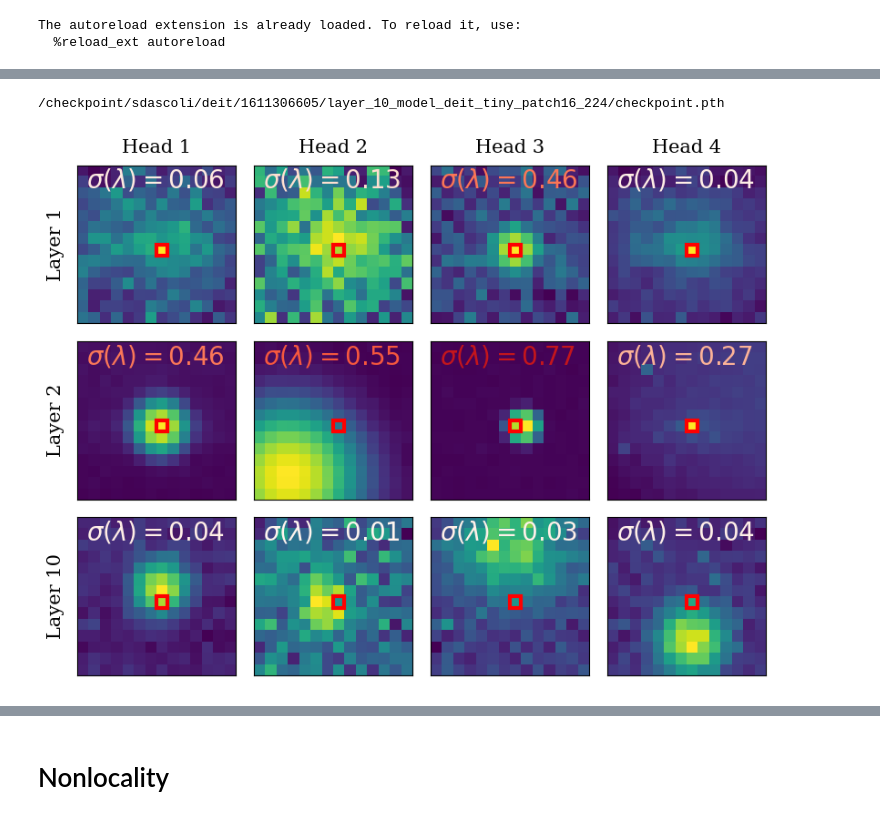
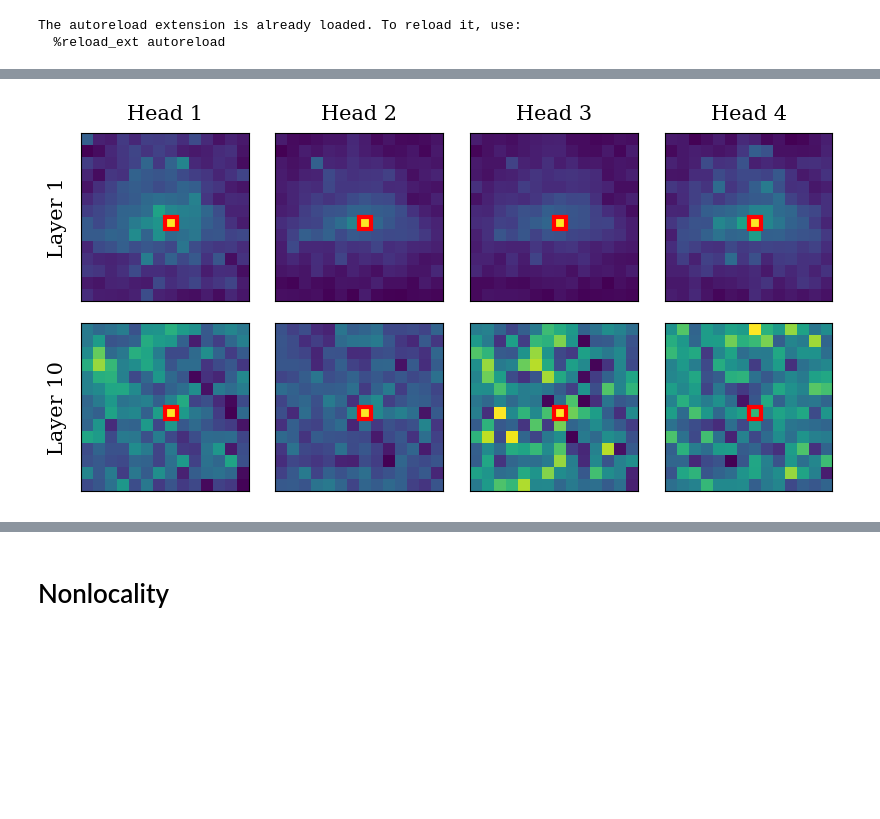
Before and after one commit to sdascoli/deit, a Jupyter notebook: deit.ipynb, the cells around one changed output, grey strips where cells are left out. Cells and saved outputs as stored; diff of their text form; code cells hidden in the pictures; blank space fills up the shorter version.

```diff
--- a/deit.ipynb
+++ b/deit.ipynb
@@ -258,11 +354,0 @@ plt.show()
-# %%
-plt.figure(figsize=(5,4))
-x = np.array(params['sampling_ratio'])
-plt.plot(100*x,[perfs[(sr,True)] for sr in x ],ls='--',lw=1,marker='s',label='ConViT')
-plt.plot(100*x,[perfs[(sr,False)] for sr in x],ls='--',lw=1,marker='s',label='DeiT')
-#plt.scatter(1,77.9,marker='s',label='ViT', color='red')
-plt.xlabel('Images in training set (%)')
-plt.ylabel('Top-1 accuracy')
-plt.tight_layout()
-plt.savefig(savedir+'data_size_intro.pdf')
-plt.show()
@@ -358,8 +359,8 @@ from main import create_model, build_dataset
 %load_ext autoreload
 %autoreload 2
 
-def highlight_cell(x,y, ax=None, **kwargs):
-    rect = plt.Rectangle((x-.5, y-.5), 1,1, fill=False, color='red', lw=3, **kwargs)
+def highlight_cell(x,y, ax=None, size=1, **kwargs):
+    rect = plt.Rectangle((x-.5, y-.5), size, size, fill=False, color='red', lw=3, **kwargs)
     ax = ax or plt.gca()
     ax.add_patch(rect)
     return rect
@@ -383,7 +384,8 @@ def plot_attention(model,x,layers=[0], save=False, init=False, title=None):
         num_heads = len(attn_map)
         for head in range(num_heads):
             head_map = attn_map[head,num_patches//2+img_size//2].detach().cpu().resize(img_size,img_size)
-            axarr[i][head].matshow(np.log10(head_map), cmap=plt.cm.viridis)
+            im = axarr[i][head].matshow(np.log10(head_map), cmap=plt.cm.viridis)
+            #plt.colorbar(im, ax = axarr[i][head])
             if l < model.local_up_to_layer:
                 try:
                     alpha = model.blocks[l].attn.alpha.squeeze()[head].item()
@@ -404,13 +406,8 @@ def plot_attention(model,x,layers=[0], save=False, init=False, title=None):
         for ax, row in zip(axarr[:,0], rows):
             ax.set_ylabel(row, fontsize=15, labelpad=10)
 
-    #plt.subplots_adjust(wspace=.1, hspace=.1)
-    #plt.tight_layout(h_pad=-1, w_pad=-1)
     if save:
-        if init:
-            plt.savefig(savedir+title)
-        else:
-            plt.savefig(savedir+'attention_map_final_{}_{}_{}.pdf'.format(('local' if model.local_up_to_layer else 'nonlocal'),args.model.split('_')[1],args.data_set))
+        plt.savefig(savedir+title)
     plt.show()
 # %% [output]
 The autoreload extension is already loaded. To reload it, use:
@@ -418,29 +450,23 @@ The autoreload extension is already loaded. To reload it, use:
 # %%
 cons = {'model': 'deit_tiny_patch16_224',
-        'local_up_to_layer' : 10,
-        'locality_strength':1
+        'local_up_to_layer' : 0,
+        'sampling_ratio' : 1.0
        }
 selected_runs, _ = select_runs(runs, params, cons)
 run = selected_runs[0]
 args = run['args']
 model = create_model(args.model, num_classes=args.nb_classes,
                     local_up_to_layer=args.local_up_to_layer,
                     locality_dim=args.locality_dim)
 model.to('cuda')
 
-args = run['args']
-args.sampling_ratio = 0.001
 dataset, _ = build_dataset(is_train=False, args=args)
-x = torch.stack([dataset[i][0] for i in range(200)])
+x = torch.stack([dataset[i][0] for i in range(100)])
 x = x.cuda()
 
-
-for path in glob.glob(str(args.output_dir/'checkpoint*')):
-    print(path)
-    state_dict = torch.load(path)["model"]
-    model.load_state_dict(state_dict)
-
-    plot_attention(model, x, layers=[0,1,9], save=True)
+title = 'attention_map_final_averaged_{}_{}_{}.pdf'.format(('local' if model.local_up_to_layer else 'nonlocal'),args.model.split('_')[1],args.data_set)
+state_dict = torch.load(str(args.output_dir/'checkpoint.pth'))["model"]
+model.load_state_dict(state_dict)
+plot_attention(model, x, layers=[0,9], init=False, save=True, title=title)
 # %% [output]
-/checkpoint/sdascoli/deit/1611306605/layer_10_model_deit_tiny_patch16_224/checkpoint.pth
-[figure, old version]
+[figure, new version]
```
Also changed, not shown: parts of 45 cells of this notebook, 3 other files.
